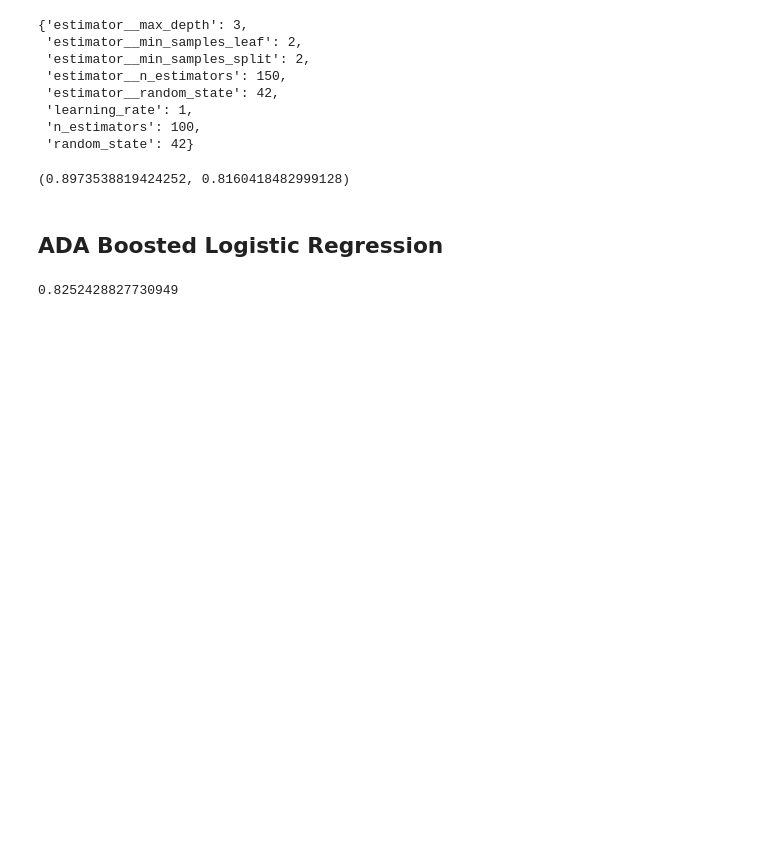
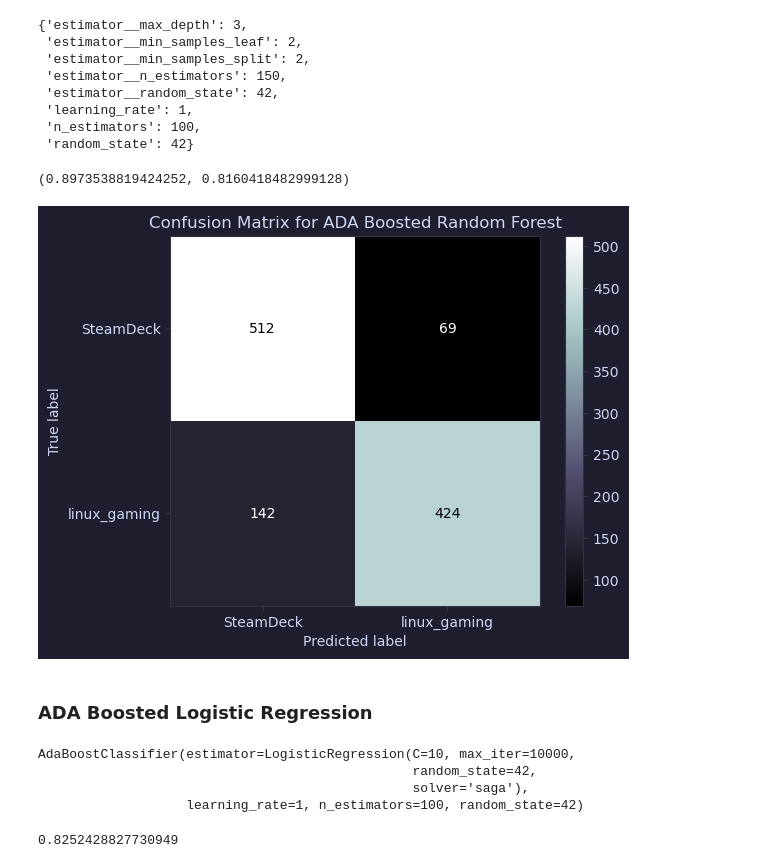
Before and after one commit to EKYS12/NLP_Reddit_linux_gaming_and_Steamdeck, a Jupyter notebook: notebooks/title_modeling.ipynb, the cells around one changed output. Drawn from its saved outputs; the diff is of its cells as text; code cells hidden in the pictures; blank space fills up the shorter version.

```diff
--- a/notebooks/title_modeling.ipynb
+++ b/notebooks/title_modeling.ipynb
@@ -19,6 +46,9 @@ from sklearn.pipeline import Pipeline
 
 import timeit
 import pickle
+# %%
+# This line is for our plot color schemes down the line.
+mpl.style.use("mocha")
 # %%
 df = pd.read_parquet('../data/linux_gaming_SteamDeck_clean_title_data.parquet')
 # %%
@@ -182,6 +218,2 @@ ada_rf_params = {
 # %%
 # esitmate_gridsearch_time(ada_rf, ada_rf_params, processors=8)
-# %%
-ada_rf_gs = GridSearchCV(ada_rf, param_grid=ada_rf_params, verbose=1, n_jobs=-1)
-# %%
-ada_rf_gs.fit(X_train_cv, y_train)
@@ -191,3 +227,6 @@ with open('../models/ada_boost_random_forest_gridsearch_title_model.pkl', 'wb')
+# %%
+with open('../models/ada_boost_random_forest_gridsearch_title_model.pkl', 'rb') as pickle_in:
+    ada_rf_gs = pickle.load(pickle_in)
 # %%
 ada_rf_gs.best_estimator_
 # %% [output]
@@ -215,5 +254,25 @@ ada_rf_gs.best_params_
 ada_rf_gs.score(X_train_cv, y_train), ada_rf_gs.score(X_test_cv, y_test)
 # %% [output]
 (0.8973538819424252, 0.8160418482999128)
+# %%
+# Make predictions on the test set
+y_pred_ada_rf = ada_rf_gs.predict(X_test_cv)
+
+# Calculate the confusion matrix
+cm = confusion_matrix(y_test, y_pred_ada_rf, labels=ada_rf_gs.classes_)
+
+cm_disp = ConfusionMatrixDisplay(cm, display_labels=ada_rf_gs.classes_);
+
+cm_disp.plot(cmap='bone')
+
+# Set the title for the plot
+plt.title("Confusion Matrix for ADA Boosted Random Forest")
+
+# Save the figure to a file
+# plt.savefig("../images/confusion_matrix_ada_rf.png", dpi=300, bbox_inches='tight')
+
+plt.show()
+# %% [output]
+[figure, added]
 # %% [markdown]
-## ADA Boosted Logistic Regression
+### ADA Boosted Logistic Regression
@@ -242,3 +304,10 @@ with open('../models/ada_boost_log_gridsearch_title_model.pkl', 'wb') as pickle_
+# %%
+ada_log_gs.best_estimator_
+# %% [output]
+AdaBoostClassifier(estimator=LogisticRegression(C=10, max_iter=10000,
+                                                random_state=42,
+                                                solver='saga'),
+                   learning_rate=1, n_estimators=100, random_state=42)
 # %%
 ada_log_gs.best_score_
 # %% [output]
```
Also changed, not shown: parts of 53 cells of this notebook, 24 other files.
